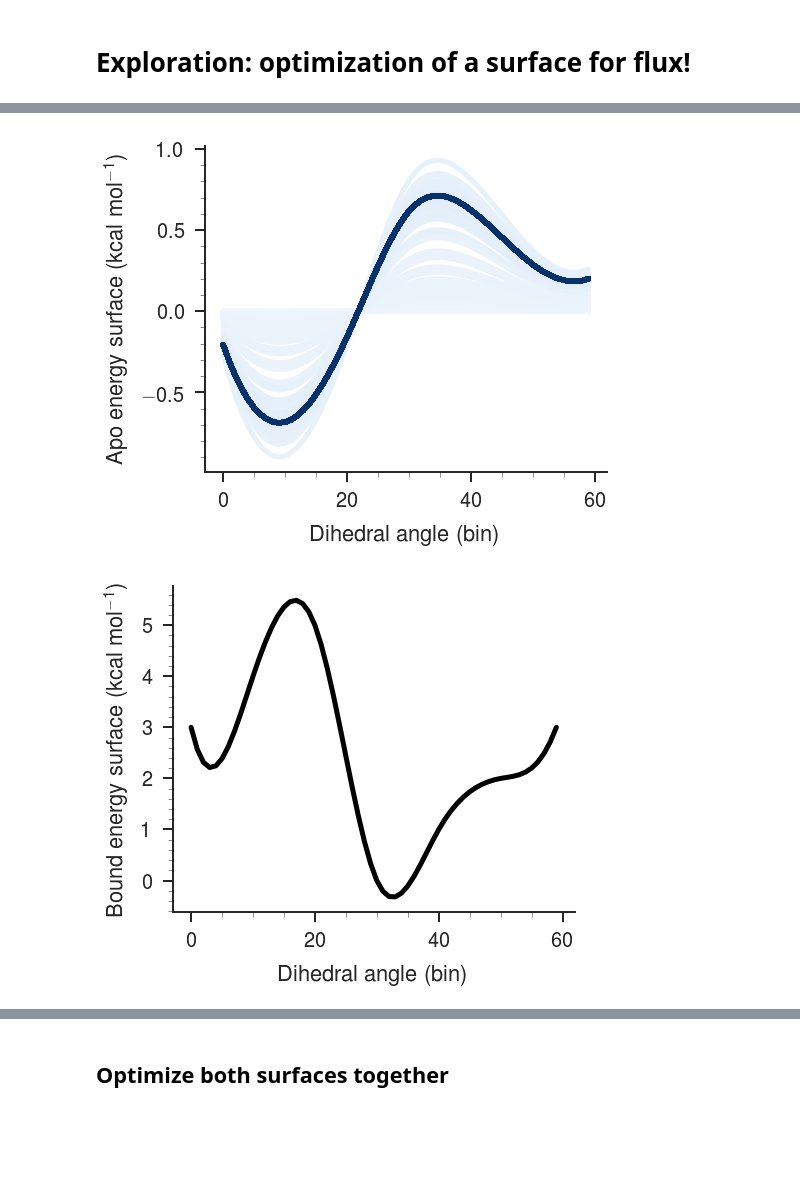
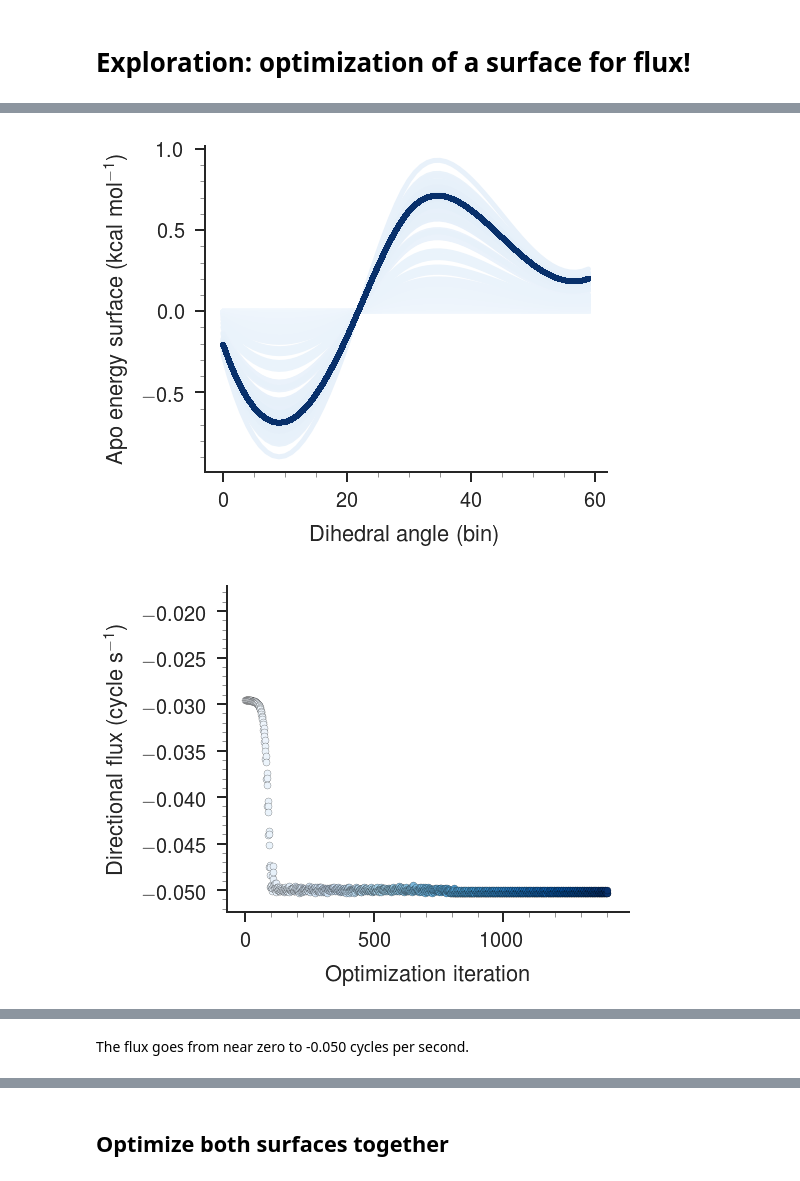
Before and after one commit to slochower/nonequilibrium-master, a Jupyter notebook: notebooks/surface-optimization/optimize-flux.ipynb, the cells around one changed output, grey strips where cells are left out. Cells and saved outputs as stored; diff of their text form; code cells hidden in the pictures; blank space fills up the shorter version.

```diff
--- a/notebooks/surface-optimization/optimize-flux.ipynb
+++ b/notebooks/surface-optimization/optimize-flux.ipynb
@@ -55,33 +87,24 @@ results['nfev']
 # %%
 fig = plt.figure(figsize=(6 * 1.2, 6))
 grid = GridSpec(1, 1, wspace=0.4, hspace=0.2)
 ax1 = plt.subplot(grid[0, 0])
 c = sns.color_palette("Blues", n_colors=len(energies))
 for index,energy in enumerate(energies):
     ax1.plot(range(60), energy, color=c[index])
 ax1.set_xlabel('Dihedral angle (bin)')
 ax1.set_ylabel('Apo energy surface (kcal mol$^{-1}$)')
 paper_plot(fig, save=True, filename='optimized-apo-surfaces')
 
-fig = plt.figure(figsize=(6 * 1.2, 6))
-grid = GridSpec(1, 1, wspace=0.4, hspace=0.2)
-ax1 = plt.subplot(grid[0, 0])
-ax1.plot(range(60),
-         interpolate.spline([0, 10, 20, 30, 40, 50, 59], [3, 4, 5, 0, 1, 2, 3], xnew=np.arange(60)),
-         color='k')
-ax1.set_xlabel('Dihedral angle (bin)')
-ax1.set_ylabel('Bound energy surface (kcal mol$^{-1}$)')
-paper_plot(fig, save=True, filename='fixed-bound-surfaces')
 
 fig = plt.figure(figsize=(6 * 1.2, 6))
 grid = GridSpec(1, 1, wspace=0.4, hspace=0.2)
 ax2 = plt.subplot(grid[0, 0])
 c = sns.color_palette("Blues", n_colors=len(energies))
 for index,flux in enumerate(fluxes):
     ax2.scatter(index, flux, color=c[index], lw=0.2, edgecolor='k')
 ax2.set_xlabel('Optimization iteration')
 ax2.set_ylabel('Directional flux (cycle s$^{-1}$)')
 paper_plot(fig, save=True, filename='flux-iterations')
 # %% [output]
 [figure]
-[figure, old version]
+[figure, new version]
@@ -89,3 +111,5 @@ paper_plot(fig, save=True, filename='flux-iterations')
+# %% [markdown]
+The flux goes from near zero to -0.050 cycles per second.
 # %%
 def plot_results(energies, fluxes, method, iterations):
     fig = plt.figure(figsize=(6 * 1.2, 6))
```
Also changed, not shown: parts of 20 cells of this notebook, 5 other files.
